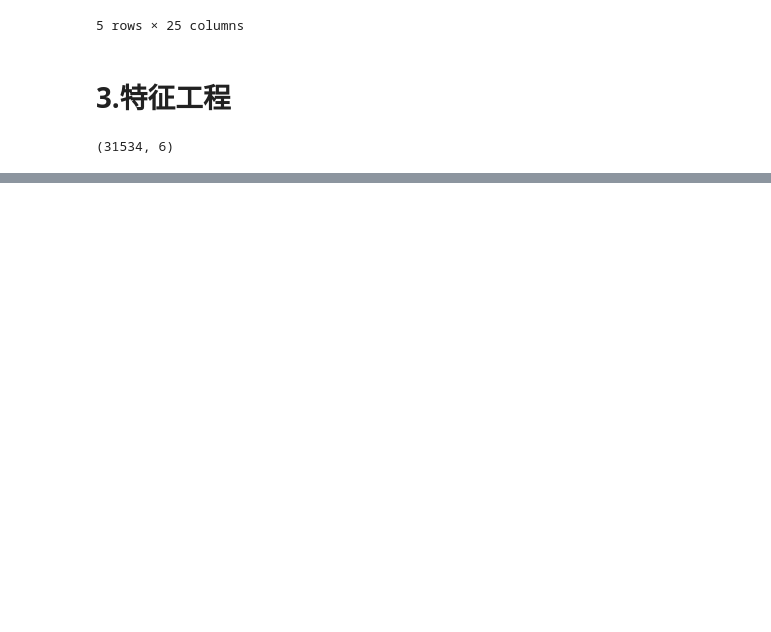
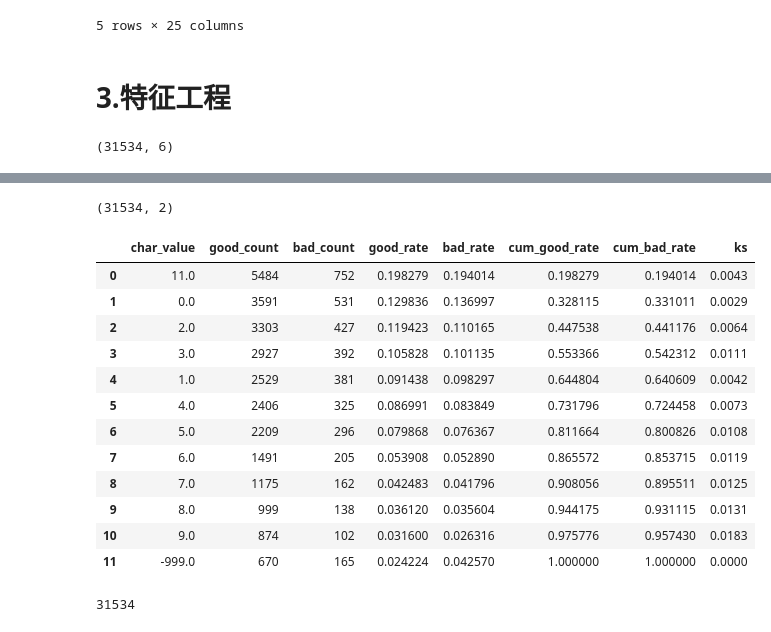
Before and after one commit to iihcy/Credit_ACard, a Jupyter notebook: ACard.ipynb, the cells around one changed output, grey strips where cells are left out. Cells and saved outputs as stored; diff of their text form; code cells hidden in the pictures; blank space fills up the shorter version.

```diff
--- a/ACard.ipynb
+++ b/ACard.ipynb
@@ -323,0 +332,49 @@ char_df.shape
+# %%
+# emp_length
+df = char_df[['emp_length', 'y']]
+# df.head(10)
+df.shape
+# %% [output]
+(31534, 2)
+# %%
+# 好样本统计
+good_df = df[df['y']==0]
+good_count = good_df['emp_length'].value_counts().to_frame().reset_index().rename(columns={'index':'char_value',
+                                                                                           'emp_length':'good_count'})
+
+# 坏样本统计
+bad_df = df[df['y']==1]
+bad_count = bad_df['emp_length'].value_counts().to_frame().reset_index().rename(columns={'index':'char_value',
+                                                                                           'emp_length':'bad_count'})
+# 整合
+result_df = pd.merge(good_count, bad_count, on=['char_value'])
+result_df['good_rate'] = result_df.good_count/result_df.good_count.sum()
+result_df['bad_rate'] = result_df.bad_count/result_df.bad_count.sum()
+result_df['cum_good_rate'] = result_df.good_rate.cumsum()
+result_df['cum_bad_rate'] = result_df.bad_rate.cumsum()
+
+# 计算ks
+result_df['ks'] = round(abs(result_df.cum_good_rate - result_df.cum_bad_rate), 4)
+
+# 计算woe
+
+
+result_df
+# %% [output]
+|  | char_value | good_count | bad_count | good_rate | bad_rate | cum_good_rate | cum_bad_rate | ks |
+| 0 | 11.0 | 5484 | 752 | 0.198279 | 0.194014 | 0.198279 | 0.194014 | 0.0043 |
+| 1 | 0.0 | 3591 | 531 | 0.129836 | 0.136997 | 0.328115 | 0.331011 | 0.0029 |
+| 2 | 2.0 | 3303 | 427 | 0.119423 | 0.110165 | 0.447538 | 0.441176 | 0.0064 |
+| 3 | 3.0 | 2927 | 392 | 0.105828 | 0.101135 | 0.553366 | 0.542312 | 0.0111 |
+| 4 | 1.0 | 2529 | 381 | 0.091438 | 0.098297 | 0.644804 | 0.640609 | 0.0042 |
+| 5 | 4.0 | 2406 | 325 | 0.086991 | 0.083849 | 0.731796 | 0.724458 | 0.0073 |
+| 6 | 5.0 | 2209 | 296 | 0.079868 | 0.076367 | 0.811664 | 0.800826 | 0.0108 |
+| 7 | 6.0 | 1491 | 205 | 0.053908 | 0.052890 | 0.865572 | 0.853715 | 0.0119 |
+| 8 | 7.0 | 1175 | 162 | 0.042483 | 0.041796 | 0.908056 | 0.895511 | 0.0125 |
+| 9 | 8.0 | 999 | 138 | 0.036120 | 0.035604 | 0.944175 | 0.931115 | 0.0131 |
+| 10 | 9.0 | 874 | 102 | 0.031600 | 0.026316 | 0.975776 | 0.957430 | 0.0183 |
+| 11 | -999.0 | 670 | 165 | 0.024224 | 0.042570 | 1.000000 | 1.000000 | 0.0000 |
+# %%
+27658+3876
+# %% [output]
+31534
```
Also changed, not shown: parts of 2 cells of this notebook.
